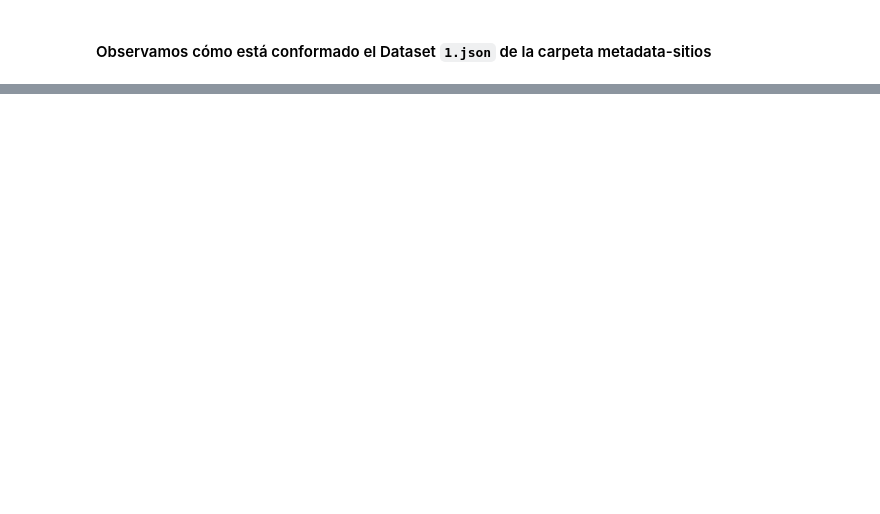
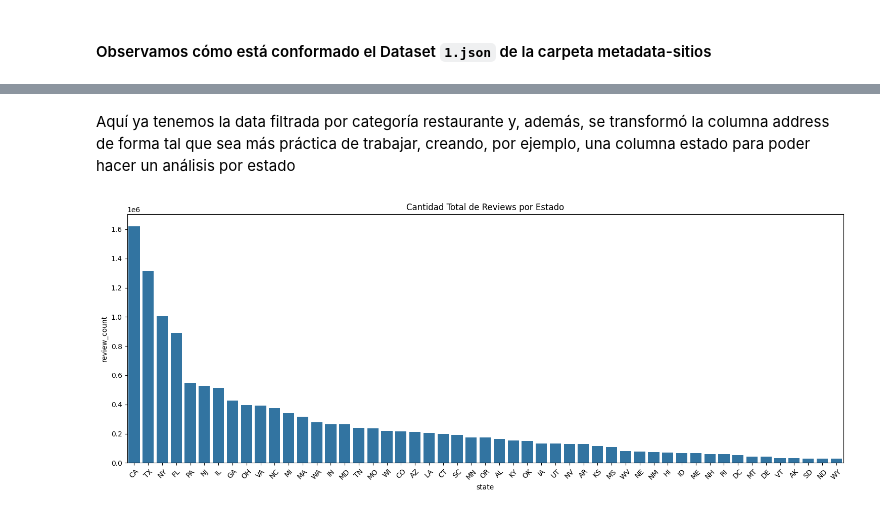
Before and after one commit to JosueMonte/restaurantguru, a Jupyter notebook: EDA/EDA_Google_MetaData.ipynb, the cells around one changed output, grey strips where cells are left out. Drawn from its saved outputs; the diff is of its cells as text; code cells hidden in the pictures; blank space fills up the shorter version.

```diff
--- a/EDA/EDA_Google_MetaData.ipynb
+++ b/EDA/EDA_Google_MetaData.ipynb
@@ -37,3 +69,26 @@ df_completo.head(3)
 | 0 | 0x80c2c778e3b73d33:0xbdc58662a4a9... | San Soo Dang | 761 S Vermont Ave | Los Angeles | CA | 90005 | 34.058092 | -118.292130 | 4.4 | 18 | ... |
 | 1 | 0x80dd2b4c8555edb7:0xfc33d65c4bdb... | Vons Chicken | 12740 La Mirada Blvd | La Mirada | CA | 90638 | 33.916402 | -118.010855 | 4.5 | 18 | ... |
 | 2 | 0x87ec235c54d25b31:0x3b75fb5facc602f | Sweet Rewards Gluten Free Bakery,... | 85 NE Dartmoor Dr | Waukee | IA | 50263 | 41.616079 | -93.865487 | 4.7 | 21 | ... |
+# %% [markdown]
+Aquí ya tenemos la data filtrada por categoría restaurante y, además, se transformó la columna address de forma tal que sea más práctica de trabajar, creando, por ejemplo, una columna estado para poder hacer un análisis por estado
+# %%
+import matplotlib.pyplot as plt
+import seaborn as sns
+
+# Suponiendo que df_completo ya existe y tiene 'state' y 'review_count'
+
+# 1. Sumar la cantidad de reviews por estado
+reviews_by_state = df_completo.groupby('state', as_index=False)['review_count'].sum()
+
+# Ordenar los estados por número de reviews para una mejor visualización
+reviews_by_state = reviews_by_state.sort_values('review_count', ascending=False)
+
+# 2. Graficar total de reviews por estado (barplot)
+plt.figure(figsize=(15, 6))
+sns.barplot(x='state', y='review_count', data=reviews_by_state)
+plt.title('Cantidad Total de Reviews por Estado')
+plt.xticks(rotation=45)
+plt.tight_layout()
+plt.show()
+# %% [output]
+[figure, added]
```
Also changed, not shown: parts of 31 cells of this notebook, 4 other files.
